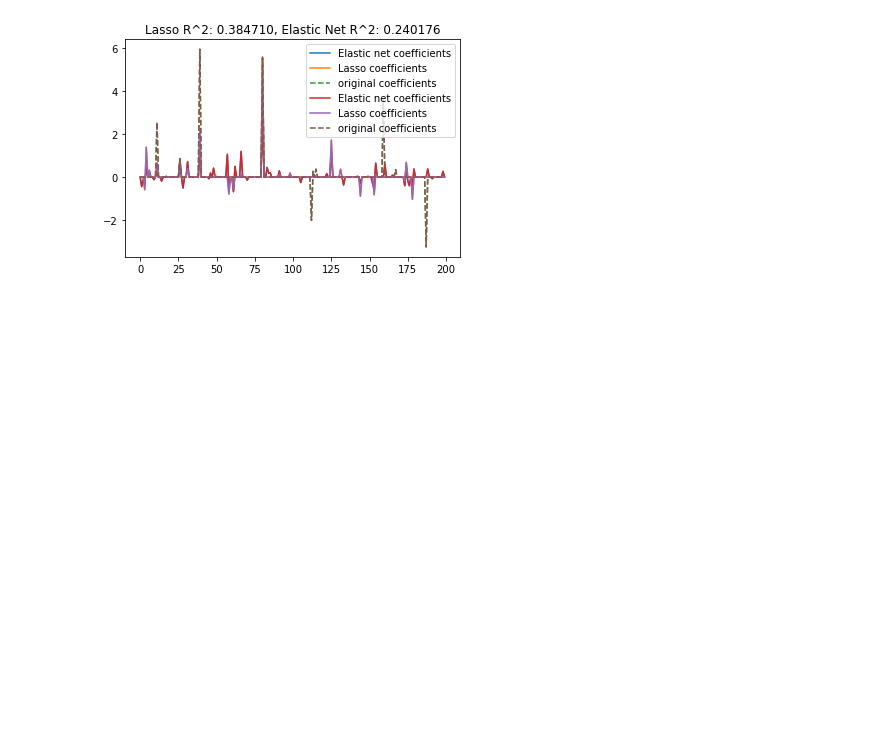
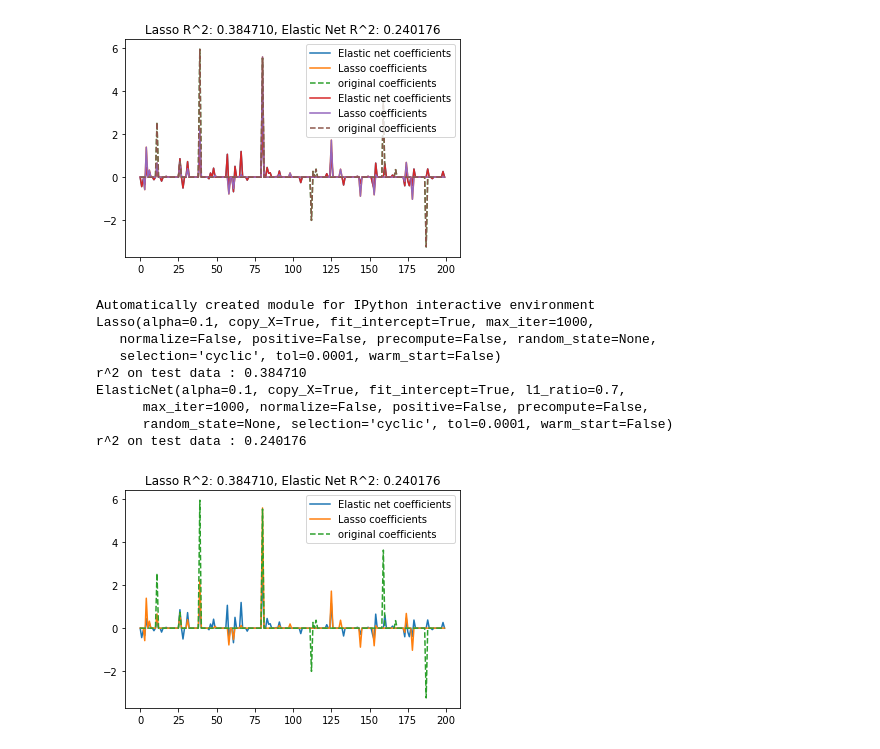
Before and after one commit to HomingYuan/data_science_way, a Jupyter notebook: python/ML_regression.ipynb, the cells around one changed output. Saved outputs shown, nothing was run; the diff lists cells and outputs as text; code cells hidden in the pictures; blank space fills up the shorter version.

```diff
--- a/python/ML_regression.ipynb
+++ b/python/ML_regression.ipynb
@@ -209,0 +212,70 @@ r^2 on test data : 0.240176
+# %%
+print(__doc__)
+
+import numpy as np
+import matplotlib.pyplot as plt
+
+from sklearn.metrics import r2_score
+
+###############################################################################
+# generate some sparse data to play with
+np.random.seed(42)
+
+n_samples, n_features = 50, 200
+X = np.random.randn(n_samples, n_features)
+coef = 3 * np.random.randn(n_features)
+inds = np.arange(n_features)
+np.random.shuffle(inds)
+coef[inds[10:]] = 0  # sparsify coef
+y = np.dot(X, coef)
+
+# add noise
+y += 0.01 * np.random.normal((n_samples,))
+
+# Split data in train set and test set
+n_samples = X.shape[0]
+X_train, y_train = X[:n_samples / 2], y[:n_samples / 2]
+X_test, y_test = X[n_samples / 2:], y[n_samples / 2:]
+
+###############################################################################
+# Lasso
+from sklearn.linear_model import Lasso
+
+alpha = 0.1
+lasso = Lasso(alpha=alpha)
+
+y_pred_lasso = lasso.fit(X_train, y_train).predict(X_test)
+r2_score_lasso = r2_score(y_test, y_pred_lasso)
+print(lasso)
+print("r^2 on test data : %f" % r2_score_lasso)
+
+###############################################################################
+# ElasticNet
+from sklearn.linear_model import ElasticNet
+
+enet = ElasticNet(alpha=alpha, l1_ratio=0.7)
+
+y_pred_enet = enet.fit(X_train, y_train).predict(X_test)
+r2_score_enet = r2_score(y_test, y_pred_enet)
+print(enet)
+print("r^2 on test data : %f" % r2_score_enet)
+
+plt.plot(enet.coef_, label='Elastic net coefficients')
+plt.plot(lasso.coef_, label='Lasso coefficients')
+plt.plot(coef, '--', label='original coefficients')
+plt.legend(loc='best')
+plt.title("Lasso R^2: %f, Elastic Net R^2: %f"
+          % (r2_score_lasso, r2_score_enet))
+plt.savefig('elasticnet.pdf')
+plt.show()
+# %% [output]
+Automatically created module for IPython interactive environment
+Lasso(alpha=0.1, copy_X=True, fit_intercept=True, max_iter=1000,
+   normalize=False, positive=False, precompute=False, random_state=None,
+   selection='cyclic', tol=0.0001, warm_start=False)
+r^2 on test data : 0.384710
+ElasticNet(alpha=0.1, copy_X=True, fit_intercept=True, l1_ratio=0.7,
+      max_iter=1000, normalize=False, positive=False, precompute=False,
+      random_state=None, selection='cyclic', tol=0.0001, warm_start=False)
+r^2 on test data : 0.240176
+[figure, added]
```
Also changed, not shown: parts of 9 cells of this notebook, 8 other files.
